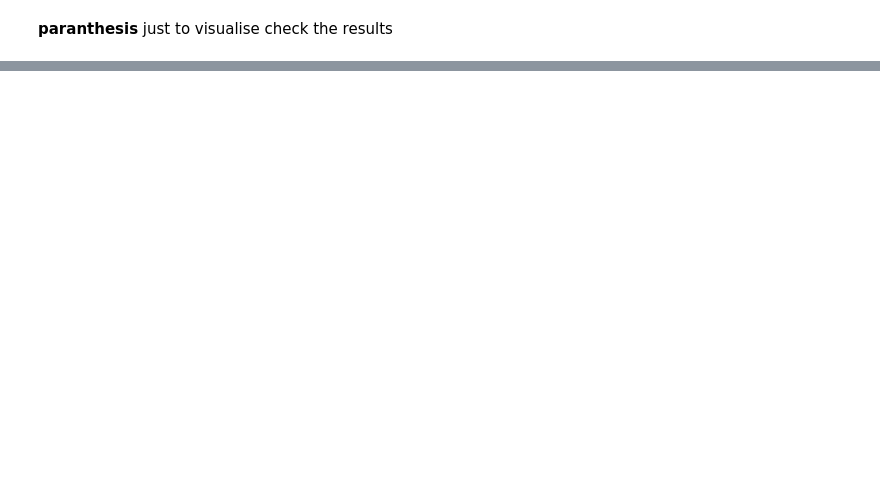
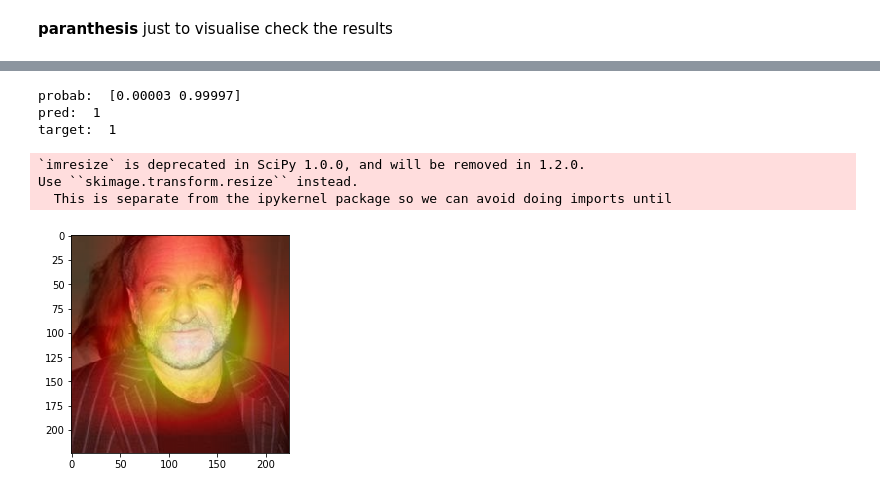
Before and after one commit to alessaww/fastai_fer, a Jupyter notebook: Emotionet_simple_train_sample_data_CAM-unique_au_6_12.ipynb, the cells around one changed output, grey strips where cells are left out. Cells and saved outputs as stored; diff of their text form; code cells hidden in the pictures; blank space fills up the shorter version.

```diff
--- a/Emotionet_simple_train_sample_data_CAM-unique_au_6_12.ipynb
+++ b/Emotionet_simple_train_sample_data_CAM-unique_au_6_12.ipynb
@@ -400,0 +213,22 @@ print(get_labels_desc(py1[idx]))
+# %%
+# Corrected identified AU6 But fires the mouth
+idx = 45
+
+x,y = get_data_by_idx(idx,data)
+dx = denormalise_data(data,x)
+sfs = return_saved_features(m)
+py = get_pred(m,x)
+
+print('probab: ', py, ' \npred: ',np.argmax(py),' \ntarget: ',int(y))
+
+remove_saved_features(sfs)
+f2 = normalise_features(sfs)
+display_cmap_img(dx,f2)
+# %% [output]
+probab:  [0.00003 0.99997]
+pred:  1
+target:  1
+`imresize` is deprecated in SciPy 1.0.0, and will be removed in 1.2.0.
+Use ``skimage.transform.resize`` instead.
+  This is separate from the ipykernel package so we can avoid doing imports until
+[figure, added]
```
Also changed, not shown: parts of 48 cells of this notebook.
